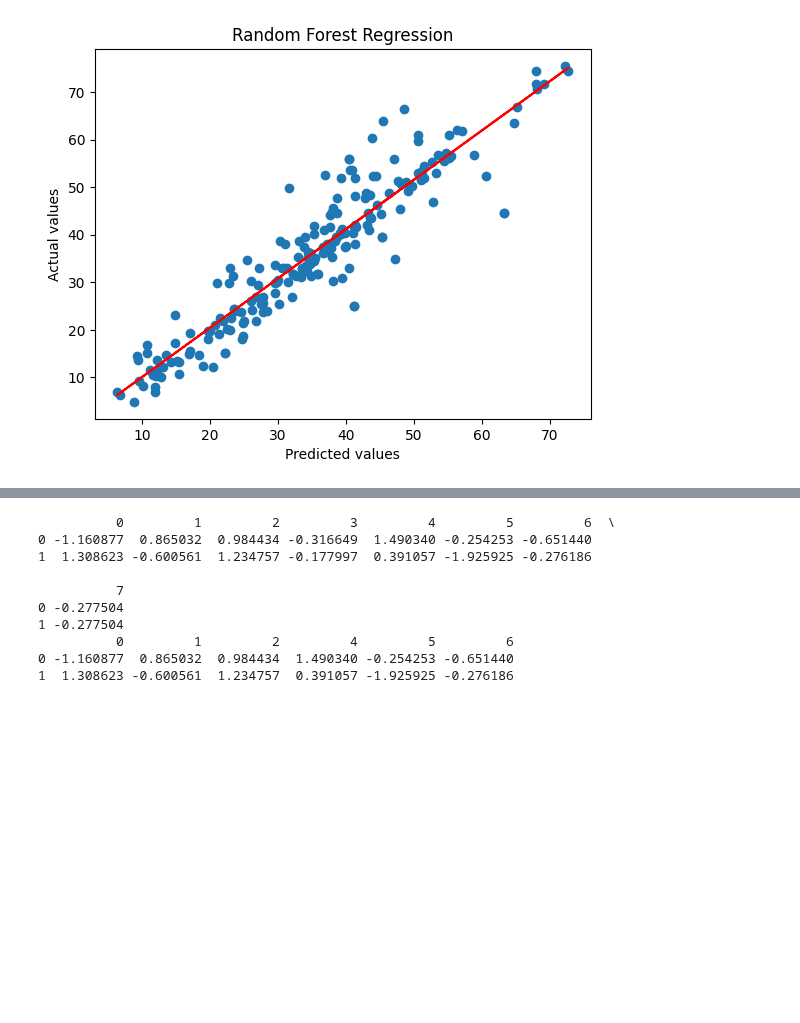
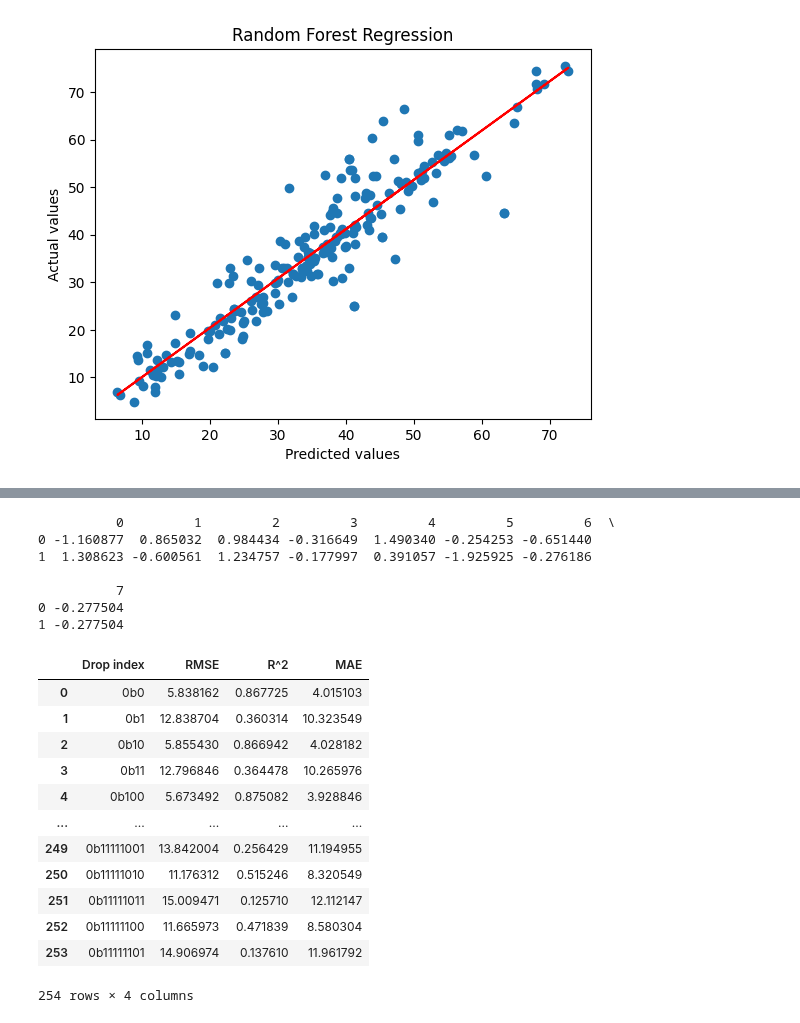
Before and after one commit to 124890/Comp-Challenge---2023-4, a Jupyter notebook: Code.ipynb, the cells around one changed output, grey strips where cells are left out. Cells and saved outputs as stored; diff of their text form; code cells hidden in the pictures; blank space fills up the shorter version.

```diff
--- a/Code.ipynb
+++ b/Code.ipynb
@@ -310,7 +310,7 @@ def ridge_regression(X, y):
 
     return y_pred
 # %%
-def perform_svr(X, y, kernel='rbf', C=1.0, epsilon=0.1, test_size=0.2, random_state=None):
+def perform_svr(X, y,z, kernel='rbf', C=1.0, epsilon=0.1, test_size=0.2, random_state=None):
     """
     Perform Support Vector Regression (SVR) on the given data.
 
@@ -344,13 +344,13 @@ def perform_svr(X, y, kernel='rbf', C=1.0, epsilon=0.1, test_size=0.2, random_st
     """
     # Create and train the model
     model = SVR(kernel=kernel, C=C, epsilon=epsilon)
-    model.fit(X_train_preprocessed, y_train)
+    model.fit(X, y)
 
     # Make predictions and evaluate the model
-    y_pred = model.predict(X_test_preprocessed)
+    y_pred = model.predict(z)
     return y_pred
 # %%
-def perform_knn(X, y, n_neighbors=5, test_size=0.2, random_state=None):
+def perform_knn(X, y,z, n_neighbors=5, test_size=0.2, random_state=None):
     """
     Perform K-Nearest Neighbors Regression on the given data.
 
@@ -377,10 +377,10 @@ def perform_knn(X, y, n_neighbors=5, test_size=0.2, random_state=None):
 
     # Create and train the model
     model = KNeighborsRegressor(n_neighbors=n_neighbors)
-    model.fit(X_train_preprocessed, y_train)
+    model.fit(X, y)
 
     # Make predictions and evaluate the model
-    y_pred = model.predict(X_test_preprocessed)
+    y_pred = model.predict(z)
     return y_pred
 # %% [markdown]
 ### Model Evaluation
@@ -568,9 +553,7 @@ def var_drop(dropVar):
     datasetTrain_drop = X_train_preprocessed.drop(columns_to_drop_train, axis=1)
     datasetTest_drop = X_test_preprocessed.drop(columns_to_drop_test, axis=1)
 
-    return datasetTrain_drop.head(2)#, datasetTest_drop
-
-print(var_drop(dropVar))
+    return datasetTrain_drop, datasetTest_drop
 # %% [output]
           0         1         2         3         4         5         6  \
 0 -1.160877  0.865032  0.984434 -0.316649  1.490340 -0.254253 -0.651440
@@ -579,9 +562,50 @@ print(var_drop(dropVar))
           7
 0 -0.277504
 1 -0.277504
-          0         1         2         4         5         6
-0 -1.160877  0.865032  0.984434  1.490340 -0.254253 -0.651440
-1  1.308623 -0.600561  1.234757  0.391057 -1.925925 -0.276186
+# %%
+def var_performance():
+    var_error_df = pd.DataFrame(columns=[ 'Drop index', 'RMSE', 'R^2', 'MAE'])
+    x_train_drop = X_train_preprocessed
+    x_test_drop = X_test_preprocessed
+    best_model = regression_performance()
+
+    #model_function = test_dictionary[best_model]
+    for i in range(254):
+        #print(i)
+        x_train_drop, x_test_drop = var_drop(i)
+        test_dictionary = [('Linear Regression', linear_regression(x_train_drop, y_train,x_test_drop)),
+                        ('Decision Tree Regression', decision_tree_regression(x_train_drop, y_train, x_test_drop)),
+                        ('Random Forest Regression', random_forest_regression(x_train_drop, y_train,x_test_drop)),
+                        ('Ridge', ridge_regression(x_train_drop, y_train, x_test_drop)),
+                        ('Lasso', perform_lasso(x_train_drop, y_train ,x_test_drop)),
+                        ('Elastic Net', elastic_net_regression(x_train_drop, y_train ,x_test_drop)),
+                        ('Support Vector Regression', perform_svr(x_train_drop, y_train, x_test_drop)),
+                        ('K-Nearest Neighbors Regression', perform_knn(x_train_drop, y_train, x_test_drop))]
+            #find the corresponding value for the key best_model
+
+        for key, value in test_dictionary:
+            if key == best_model:
+                model_function = value
+
+        #print(x_test_drop.head())
+        y_pred = model_function
+        var_error_df.loc[i] = [bin(i), sqrt(mean_squared_error(y_test, y_pred)), r2_score(y_test, y_pred), mean_absolute_error(y_test, y_pred)]
+    return var_error_df
+var_performance()
+# %% [output]
+|  | Drop index | RMSE | R^2 | MAE |
+| 0 | 0b0 | 5.838162 | 0.867725 | 4.015103 |
+| 1 | 0b1 | 12.838704 | 0.360314 | 10.323549 |
+| 2 | 0b10 | 5.855430 | 0.866942 | 4.028182 |
+| 3 | 0b11 | 12.796846 | 0.364478 | 10.265976 |
+| 4 | 0b100 | 5.673492 | 0.875082 | 3.928846 |
+| ... | ... | ... | ... | ... |
+| 249 | 0b11111001 | 13.842004 | 0.256429 | 11.194955 |
+| 250 | 0b11111010 | 11.176312 | 0.515246 | 8.320549 |
+| 251 | 0b11111011 | 15.009471 | 0.125710 | 12.112147 |
+| 252 | 0b11111100 | 11.665973 | 0.471839 | 8.580304 |
+| 253 | 0b11111101 | 14.906974 | 0.137610 | 11.961792 |
+254 rows × 4 columns
 # %%
 checkboxes = [widgets.Checkbox(value=True, description=col) for col in X.columns]
 
```
Also changed, not shown: parts of 13 cells of this notebook.
